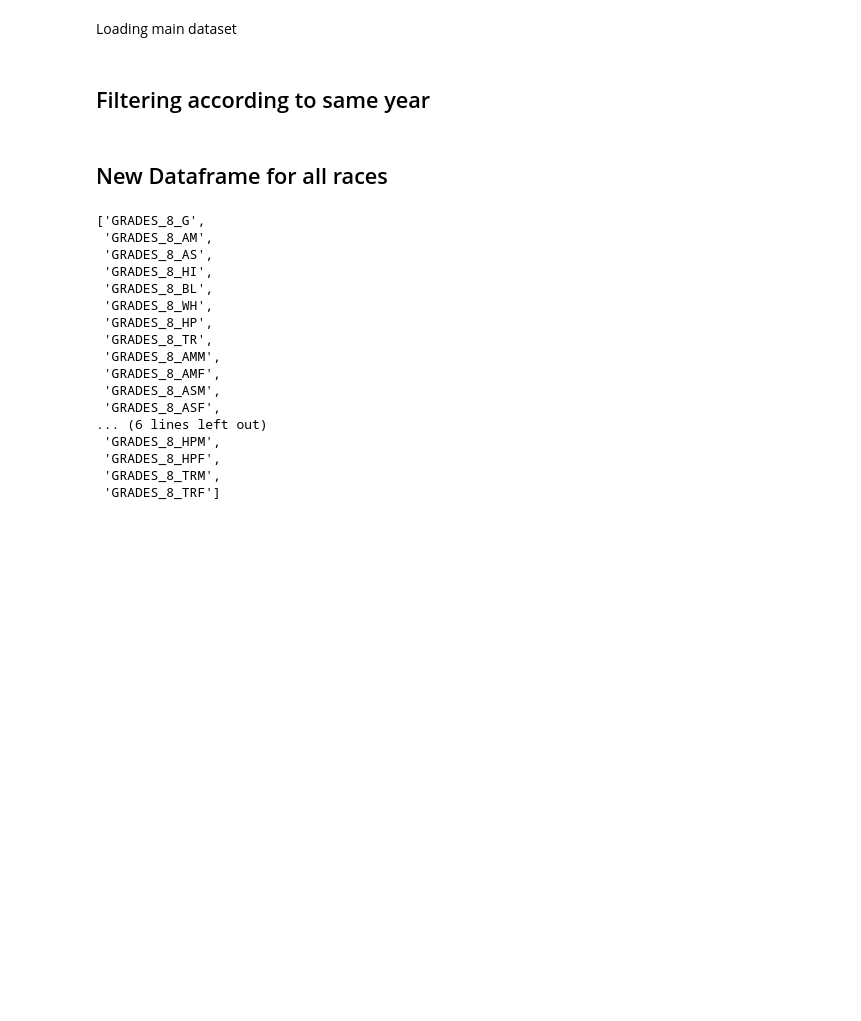
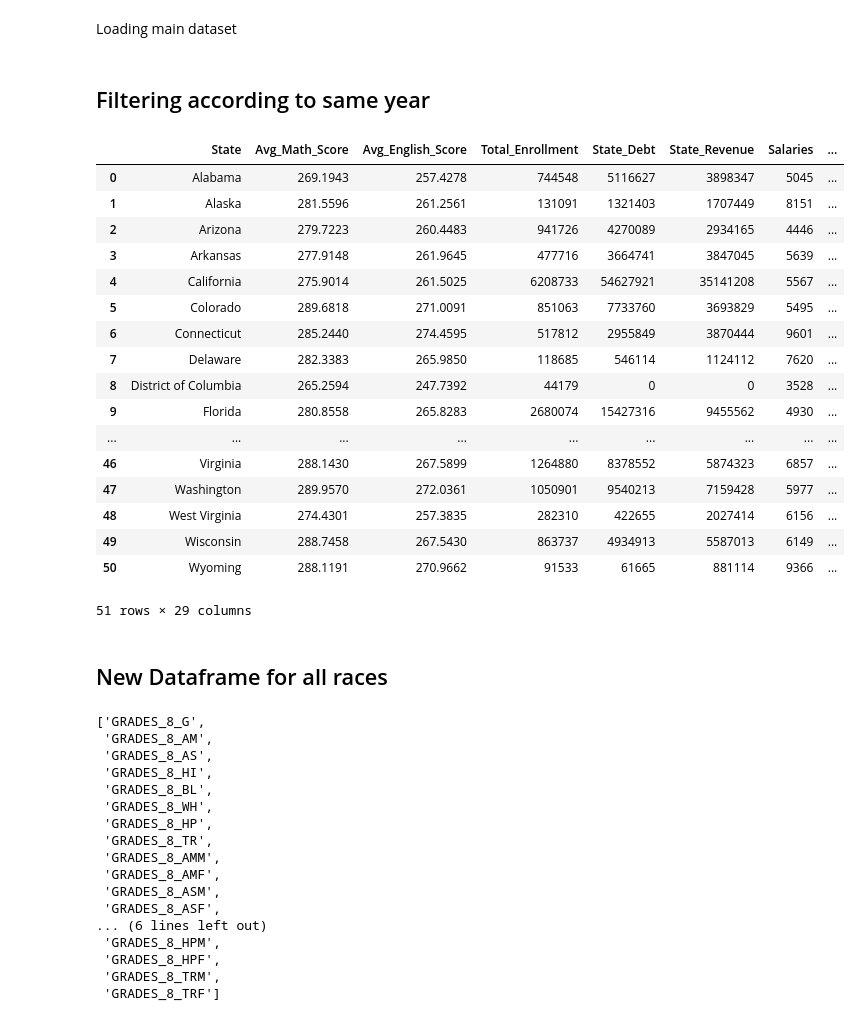
Before and after one commit to pranavprajapati/Math_scores, a Jupyter notebook: Merging Datasets .ipynb, the cells around one changed output. Saved outputs shown, nothing was run; the diff lists cells and outputs as text; code cells hidden in the pictures; blank space fills up the shorter version.

```diff
--- a/Merging Datasets .ipynb
+++ b/Merging Datasets .ipynb
@@ -48,3 +49,24 @@ df_all =df_all[:51]
+# %%
+df
+# %% [output]
+|  | State | Avg_Math_Score | Avg_English_Score | Total_Enrollment | State_Debt | State_Revenue | Salaries | ... |
+| 0 | Alabama | 269.1943 | 257.4278 | 744548 | 5116627 | 3898347 | 5045 | ... |
+| 1 | Alaska | 281.5596 | 261.2561 | 131091 | 1321403 | 1707449 | 8151 | ... |
+| 2 | Arizona | 279.7223 | 260.4483 | 941726 | 4270089 | 2934165 | 4446 | ... |
+| 3 | Arkansas | 277.9148 | 261.9645 | 477716 | 3664741 | 3847045 | 5639 | ... |
+| 4 | California | 275.9014 | 261.5025 | 6208733 | 54627921 | 35141208 | 5567 | ... |
+| 5 | Colorado | 289.6818 | 271.0091 | 851063 | 7733760 | 3693829 | 5495 | ... |
+| 6 | Connecticut | 285.2440 | 274.4595 | 517812 | 2955849 | 3870444 | 9601 | ... |
+| 7 | Delaware | 282.3383 | 265.9850 | 118685 | 546114 | 1124112 | 7620 | ... |
+| 8 | District of Columbia | 265.2594 | 247.7392 | 44179 | 0 | 0 | 3528 | ... |
+| 9 | Florida | 280.8558 | 265.8283 | 2680074 | 15427316 | 9455562 | 4930 | ... |
+| ... | ... | ... | ... | ... | ... | ... | ... | ... |
+| 46 | Virginia | 288.1430 | 267.5899 | 1264880 | 8378552 | 5874323 | 6857 | ... |
+| 47 | Washington | 289.9570 | 272.0361 | 1050901 | 9540213 | 7159428 | 5977 | ... |
+| 48 | West Virginia | 274.4301 | 257.3835 | 282310 | 422655 | 2027414 | 6156 | ... |
+| 49 | Wisconsin | 288.7458 | 267.5430 | 863737 | 4934913 | 5587013 | 6149 | ... |
+| 50 | Wyoming | 288.1191 | 270.9662 | 91533 | 61665 | 881114 | 9366 | ... |
+51 rows × 29 columns
 # %% [markdown]
 ## New Dataframe for all races
 # %%
```
Also changed, not shown: parts of 31 cells of this notebook.
